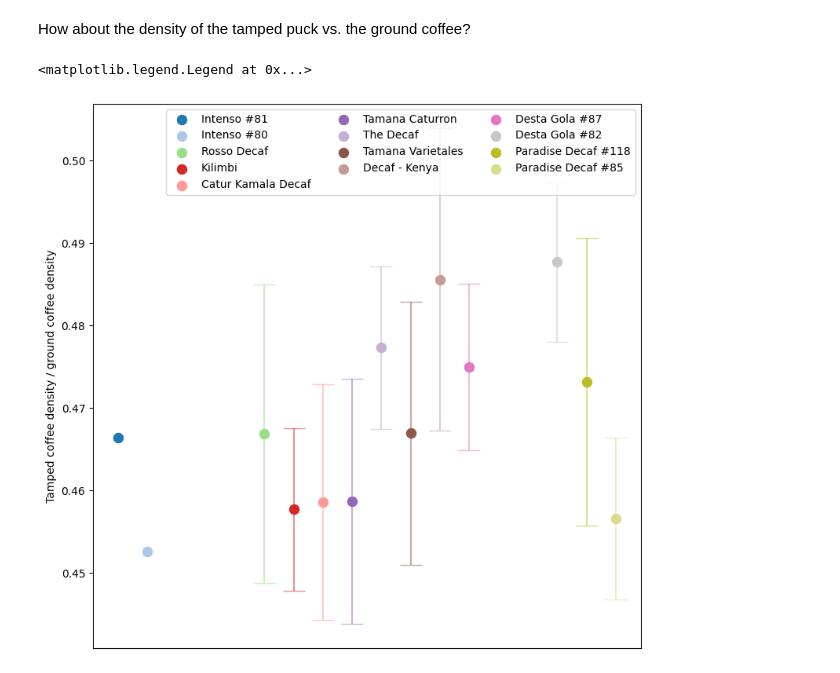
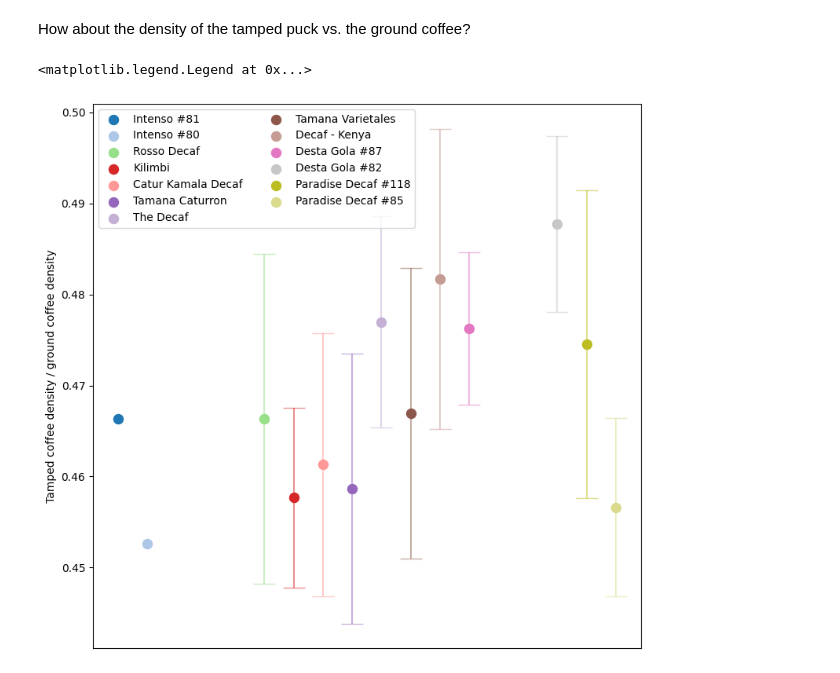
Before and after one commit to quantitativecafe/blog, a Jupyter notebook: gas-pycnometry-2/analysis.ipynb, the cells around one changed output. Saved outputs shown, nothing was run; the diff lists cells and outputs as text; code cells hidden in the pictures.

Commit message:
Add analysis of ground coffee density changes

```diff
--- a/gas-pycnometry-2/analysis.ipynb
+++ b/gas-pycnometry-2/analysis.ipynb
@@ -826,33 +827,33 @@ for i, (bag_id, label, _) in enumerate(bag_info):
     # Get depth measurements
     depths_this_bag = depths[(depths.bag_id == bag_id) & (depths.grind_setting == 2.00)]
 
-    if not bean_trials.empty and not depths_this_bag.empty:
+    if not ground_trials.empty and not depths_this_bag.empty:
         # Get ground densities
         ground_densities = ground_trials.density
 
         # Calculate tamped densities
         volumes = depths_this_bag.apply(get_volume, axis=1)
         tamped_densities = depths_this_bag.weight_in_basket / volumes
 
         # Calculate mean and standard deviation
         ys = tamped_densities.mean() / ground_densities.mean()
         yerrs = np.sqrt((tamped_densities.std() / ground_densities.mean())**2 +
                         (tamped_densities.mean() / ground_densities.mean()**2 * ground_densities.std())**2) * 1.96
 
         # Plot
         if len(ground_densities) > 1 and len(tamped_densities) > 1:
             ax.errorbar(i, ys, yerr=yerrs, fmt='none', capsize=10, color=bag_colors[i], alpha=0.5)
         ax.scatter(i, ys, color=bag_colors[i], label=label, s=75)
 
 # Set ticks and labels
 ax.set_xticks([])
 ax.set_xticklabels([])
 
 # Set axis labels
 ax.set_ylabel('Tamped coffee density / ground coffee density')
 
 # Draw legend
 plt.legend(loc='upper left', ncol=2)
 # %% [output]
 <matplotlib.legend.Legend at 0x...>
-[figure, old version]
+[figure, new version]
```
Also changed, not shown: parts of 18 cells of this notebook, 3 other files.
